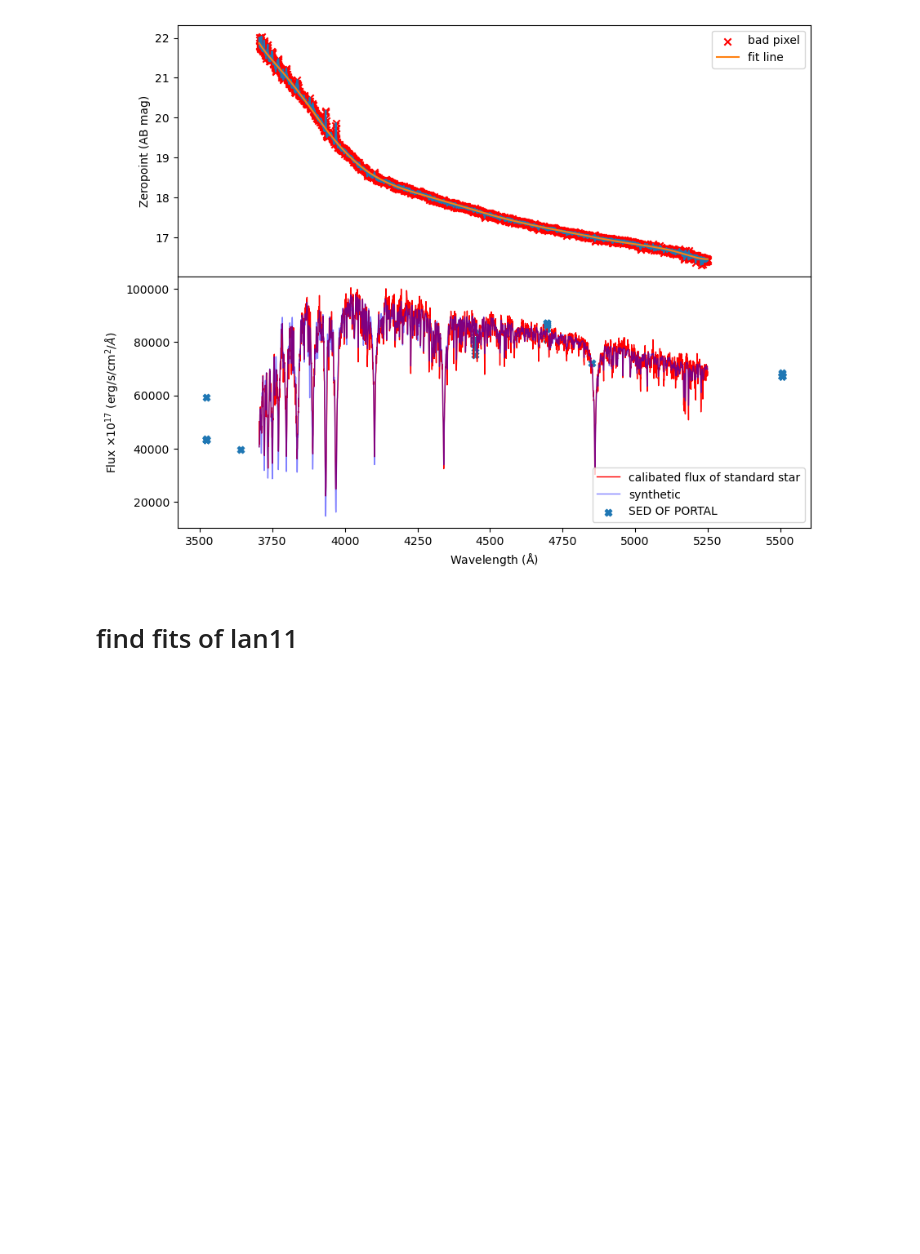
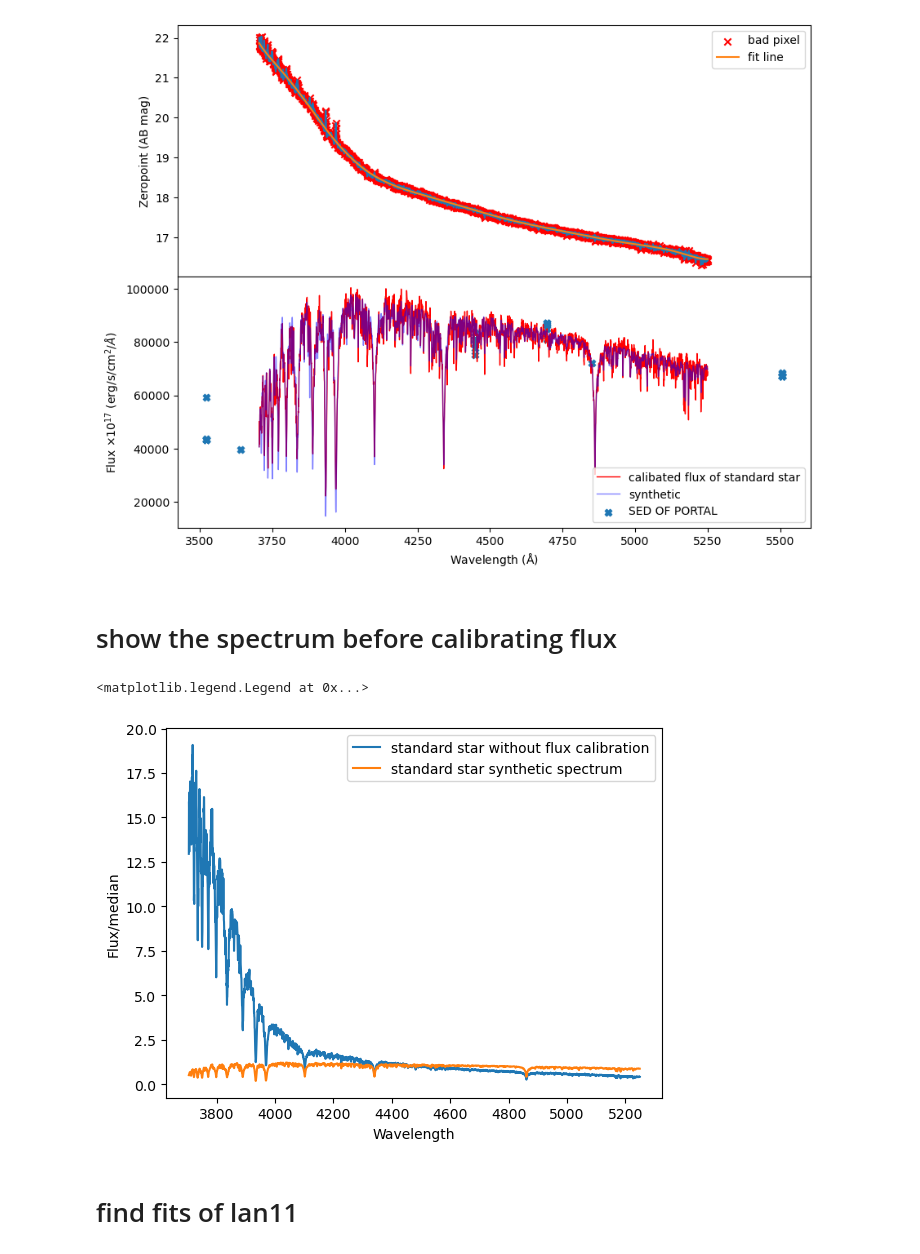
Before and after one commit to lidihei/pyexspec, a Jupyter notebook: ipynb/flux_calibrate.ipynb, the cells around one changed output. Drawn from its saved outputs; the diff is of its cells as text; code cells hidden in the pictures; blank space fills up the shorter version.

```diff
--- a/ipynb/flux_calibrate.ipynb
+++ b/ipynb/flux_calibrate.ipynb
@@ -413,6 +418,20 @@ plt.ylabel(r'Flux $\times 10^{17}$ (erg/s/cm$^2$/$\AA$)')
 [INFO]    :: Extinction data covered the whole spectra. Applying correction...
 Text(0, 0.5, 'Flux $\\times 10^{17}$ (erg/s/cm$^2$/$\\AA$)')
 [figure]
+# %% [markdown]
+# show the spectrum before calibrating flux
+# %%
+fig, ax = plt.subplots(1,1)
+plt.plot(stdobsspec.wave, stdobsspec.flux/np.median(stdobsspec.flux), label='standard star without flux calibration')
+_flux = np.interp(stdobsspec.wave, stdsyn.wave_syn_rvcorr, stdsyn.flux_broad_syn)
+plt.plot(stdobsspec.wave, _flux/np.median(_flux), label='standard star synthetic spectrum')
+
+plt.ylabel('Flux/median')
+plt.xlabel('Wavelength')
+plt.legend()
+# %% [output]
+<matplotlib.legend.Legend at 0x...>
+[figure, added]
 # %% [markdown]
 # find fits of lan11
 # %%
```
Also changed, not shown: parts of 9 cells of this notebook, 2 other files.
